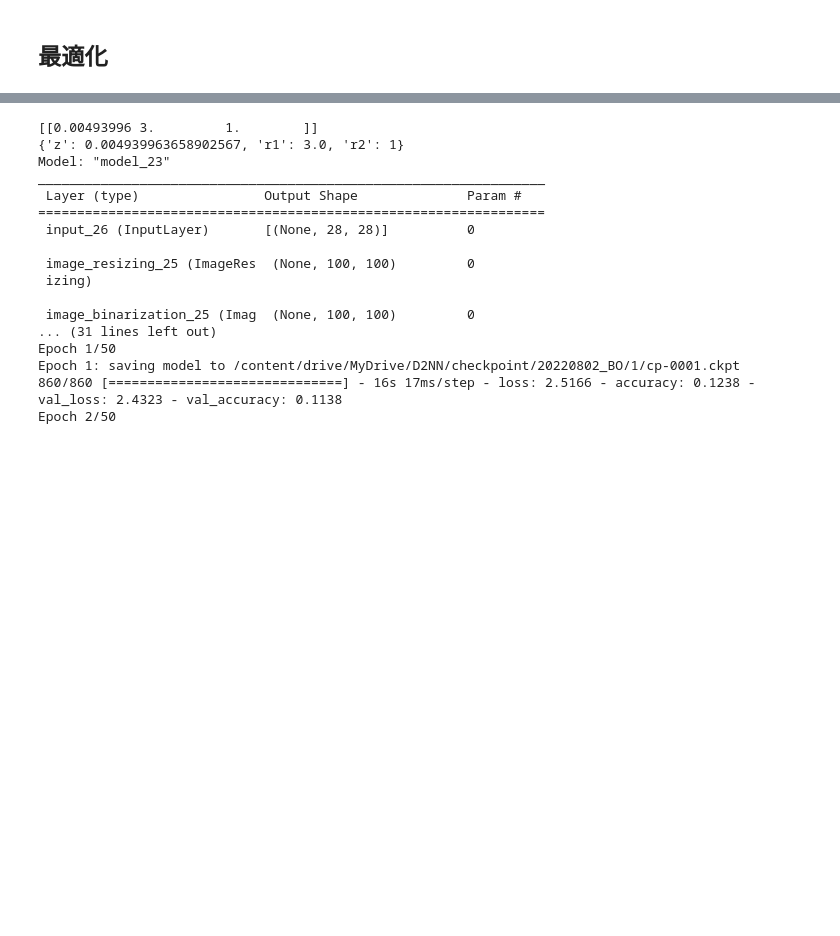
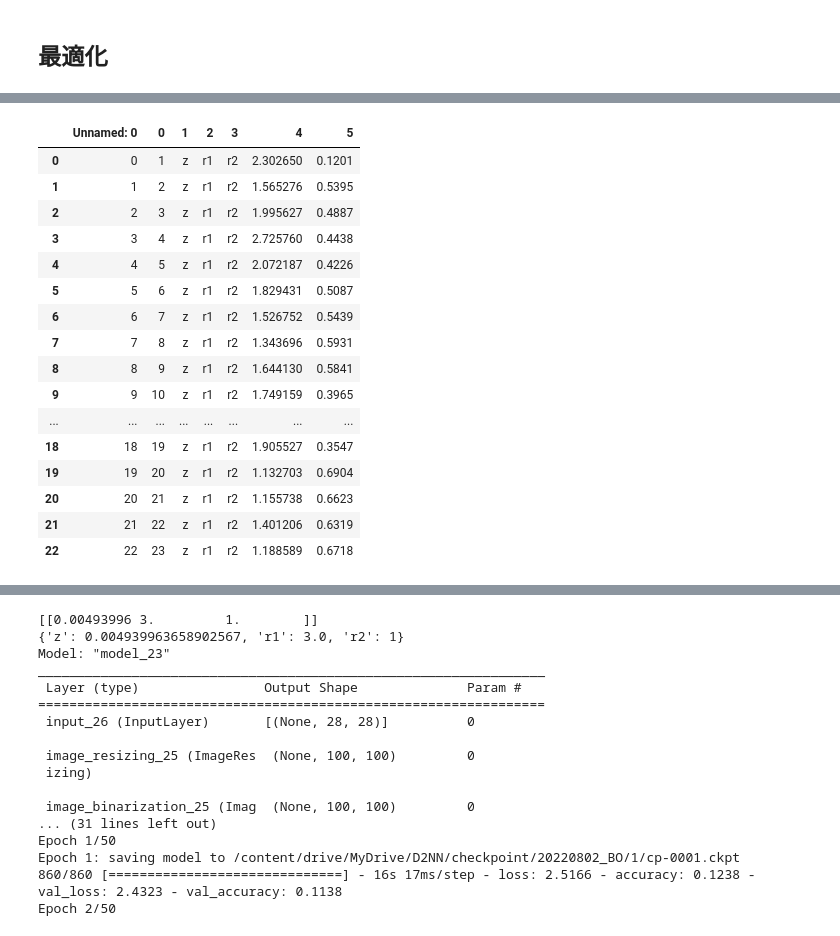
Before and after one commit to fftakumi/MOD2NN, a Jupyter notebook: train_note/20220802.ipynb, the cells around one changed output, grey strips where cells are left out. Saved outputs shown, nothing was run; the diff lists cells and outputs as text; code cells hidden in the pictures; blank space fills up the shorter version.

```diff
--- a/train_note/20220802.ipynb
+++ b/train_note/20220802.ipynb
@@ -385,0 +314,26 @@ def train(**kwargs):
+# %%
+import glob
+import re
+df = pd.read_csv("../Faraday/two_dim/trained_model/20220802_BO/bo_history.csv")
+files = glob.glob("../Faraday/two_dim/trained_model/20220802_BO/*/config.json")
+p = re.compile(r'\d+(?=/config.json)')
+files.sort(reverse=False, key=lambda s: int(p.search(s).group()))
+df
+# %% [output]
+|  | Unnamed: 0 | 0 | 1 | 2 | 3 | 4 | 5 |
+| 0 | 0 | 1 | z | r1 | r2 | 2.302650 | 0.1201 |
+| 1 | 1 | 2 | z | r1 | r2 | 1.565276 | 0.5395 |
+| 2 | 2 | 3 | z | r1 | r2 | 1.995627 | 0.4887 |
+| 3 | 3 | 4 | z | r1 | r2 | 2.725760 | 0.4438 |
+| 4 | 4 | 5 | z | r1 | r2 | 2.072187 | 0.4226 |
+| 5 | 5 | 6 | z | r1 | r2 | 1.829431 | 0.5087 |
+| 6 | 6 | 7 | z | r1 | r2 | 1.526752 | 0.5439 |
+| 7 | 7 | 8 | z | r1 | r2 | 1.343696 | 0.5931 |
+| 8 | 8 | 9 | z | r1 | r2 | 1.644130 | 0.5841 |
+| 9 | 9 | 10 | z | r1 | r2 | 1.749159 | 0.3965 |
+| ... | ... | ... | ... | ... | ... | ... | ... |
+| 18 | 18 | 19 | z | r1 | r2 | 1.905527 | 0.3547 |
+| 19 | 19 | 20 | z | r1 | r2 | 1.132703 | 0.6904 |
+| 20 | 20 | 21 | z | r1 | r2 | 1.155738 | 0.6623 |
+| 21 | 21 | 22 | z | r1 | r2 | 1.401206 | 0.6319 |
+| 22 | 22 | 23 | z | r1 | r2 | 1.188589 | 0.6718 |
```
Also changed, not shown: parts of 18 cells of this notebook, 1 other file.
